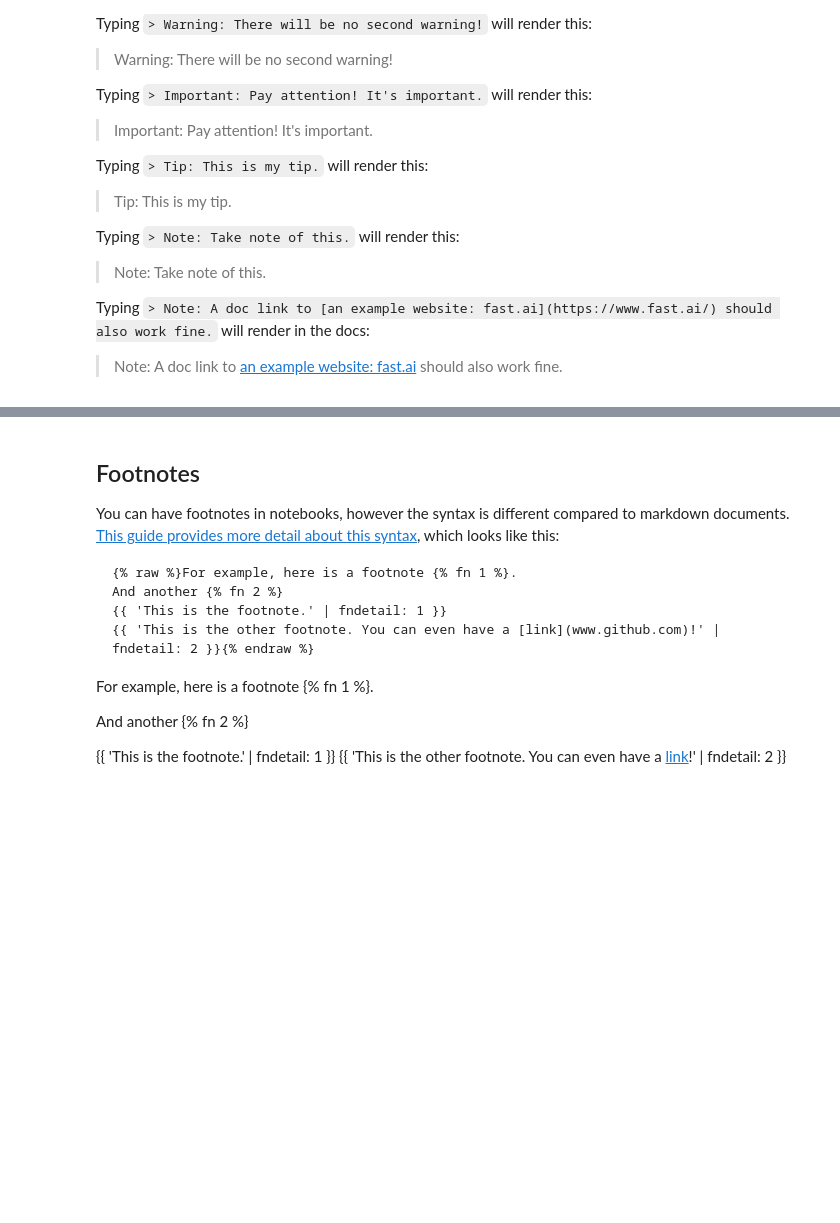
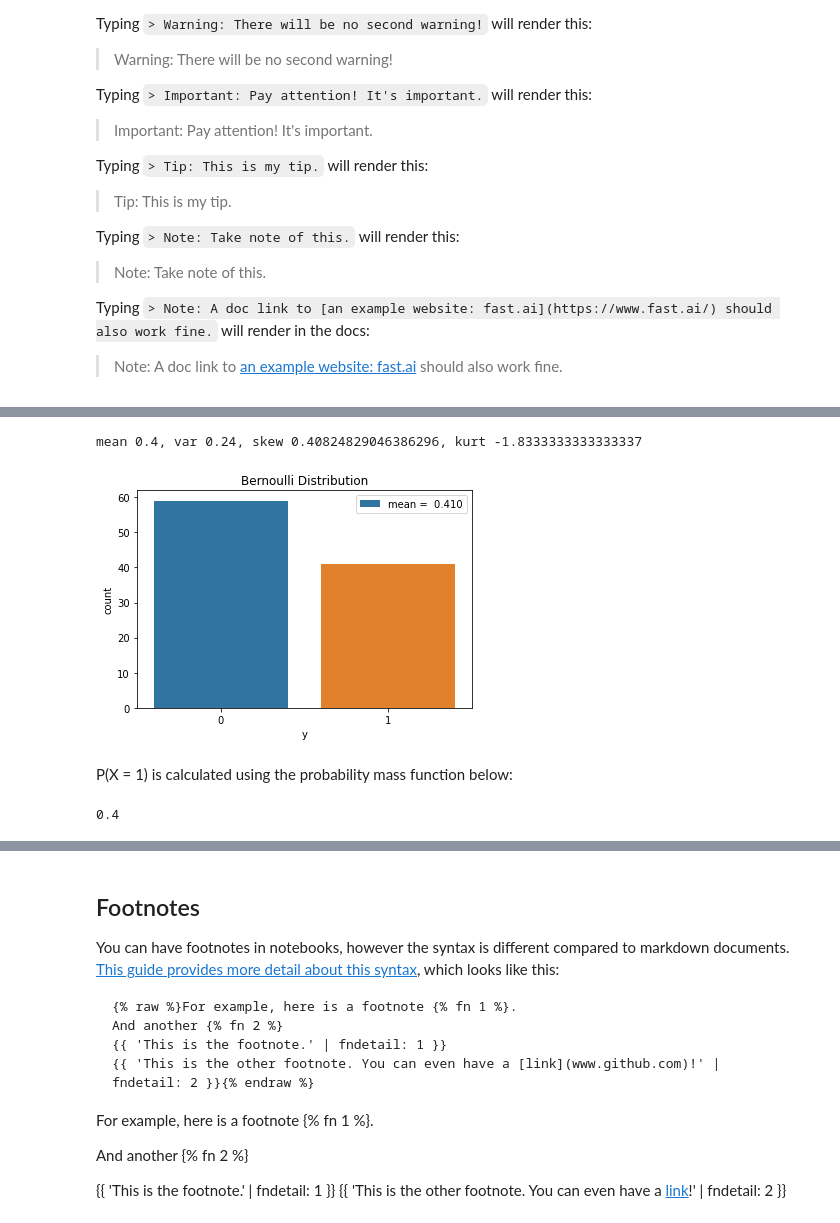
Before and after one commit to krishanr/fastpages, a Jupyter notebook: _notebooks/2020-02-20-test.ipynb, the cells around one changed output, grey strips where cells are left out. Saved outputs shown, nothing was run; the diff lists cells and outputs as text; code cells hidden in the pictures; blank space fills up the shorter version.

```diff
--- a/_notebooks/2020-02-20-test.ipynb
+++ b/_notebooks/2020-02-20-test.ipynb
@@ -278,0 +298,25 @@ Typing `> Note: A doc link to [an example website: fast.ai](https://www.fast.ai/
+# %%
+p = 0.4
+
+rv = ss.bernoulli(p)
+
+mean, var, skew, kurt = rv.stats(moments='mvsk')
+print("mean {}, var {}, skew {}, kurt {}".format(mean, var, skew, kurt))
+# %% [output]
+mean 0.4, var 0.24, skew 0.40824829046386296, kurt -1.8333333333333337
+# %%
+fig, ax = plt.subplots()
+
+y = np.random.binomial(1, p, size=100)
+
+sns.countplot(x=y, label=f'mean = {y.mean(): 0.3f}', ax=ax)
+ax.legend(loc='upper right')
+ax.set(title='Bernoulli Distribution', xlabel='y');
+# %% [output]
+[figure, added]
+# %% [markdown]
+P(X = 1) is calculated using the probability mass function below:
+# %%
+rv.pmf(1)
+# %% [output]
+0.4
```
Also changed, not shown: parts of 7 cells of this notebook, 2 other files.
